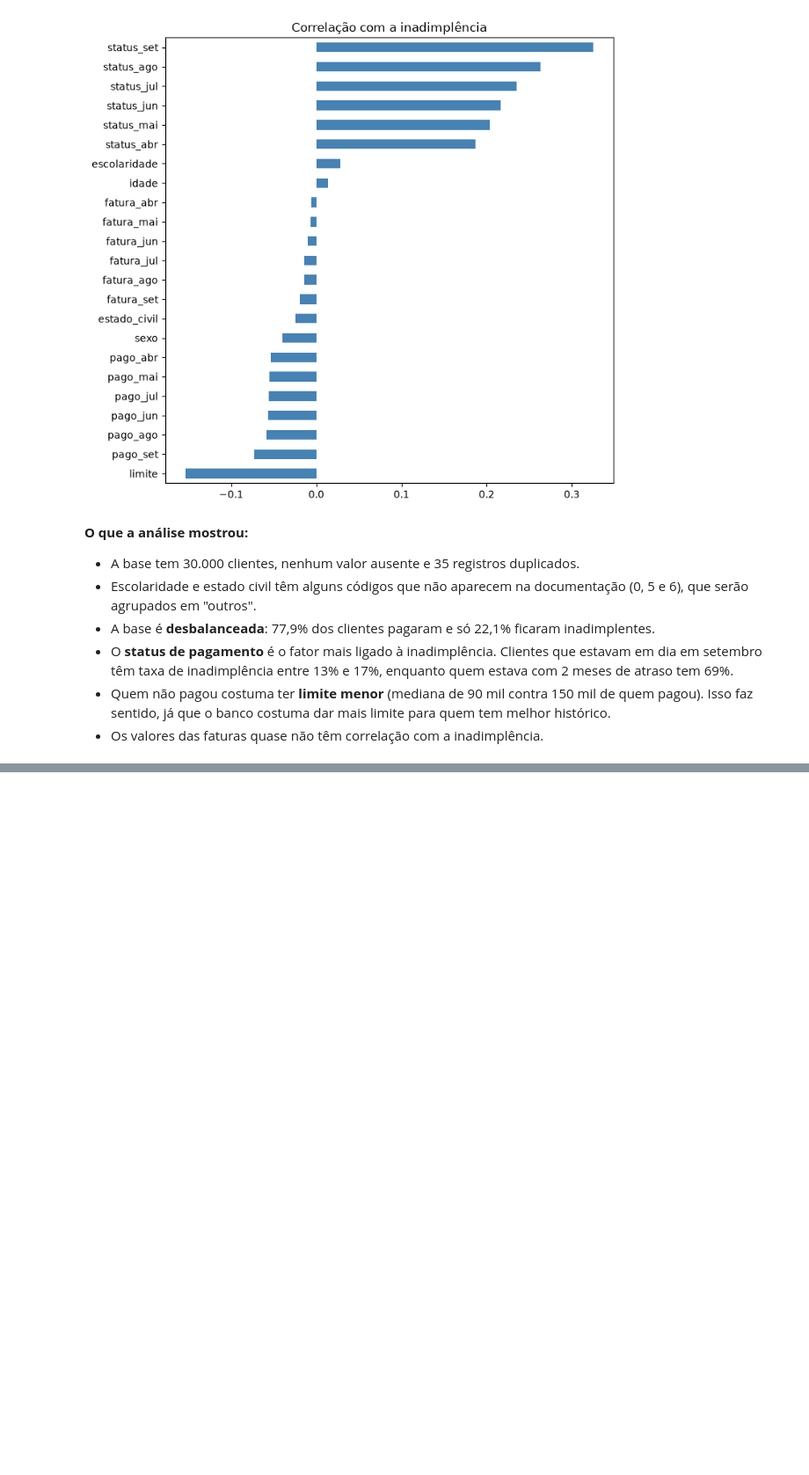
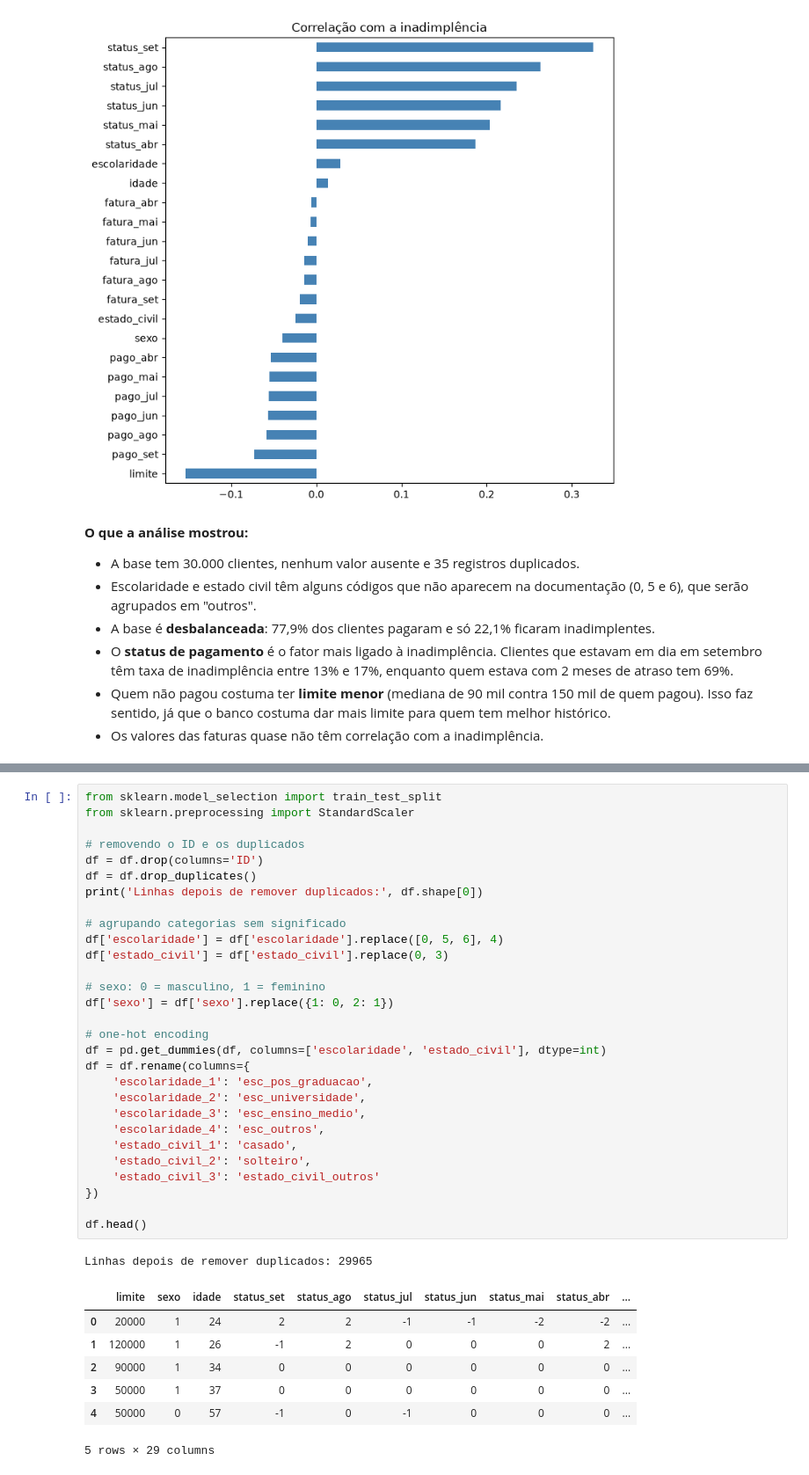
Before and after one commit to JlucasFaria/projeto-ml, a Jupyter notebook: notebooks/02_inadimplencia.ipynb, the cells around one changed output, grey strips where cells are left out. Shown at 88% size. Drawn from its saved outputs; the diff is of its cells as text; blank space fills up the shorter version.

```diff
--- a/notebooks/02_inadimplencia.ipynb
+++ b/notebooks/02_inadimplencia.ipynb
@@ -198,0 +211,38 @@ plt.show()
+# %%
+from sklearn.model_selection import train_test_split
+from sklearn.preprocessing import StandardScaler
+
+# removendo o ID e os duplicados
+df = df.drop(columns='ID')
+df = df.drop_duplicates()
+print('Linhas depois de remover duplicados:', df.shape[0])
+
+# agrupando categorias sem significado
+df['escolaridade'] = df['escolaridade'].replace([0, 5, 6], 4)
+df['estado_civil'] = df['estado_civil'].replace(0, 3)
+
+# sexo: 0 = masculino, 1 = feminino
+df['sexo'] = df['sexo'].replace({1: 0, 2: 1})
+
+# one-hot encoding
+df = pd.get_dummies(df, columns=['escolaridade', 'estado_civil'], dtype=int)
+df = df.rename(columns={
+    'escolaridade_1': 'esc_pos_graduacao',
+    'escolaridade_2': 'esc_universidade',
+    'escolaridade_3': 'esc_ensino_medio',
+    'escolaridade_4': 'esc_outros',
+    'estado_civil_1': 'casado',
+    'estado_civil_2': 'solteiro',
+    'estado_civil_3': 'estado_civil_outros'
+})
+
+df.head()
+# %% [output]
+Linhas depois de remover duplicados: 29965
+|  | limite | sexo | idade | status_set | status_ago | status_jul | status_jun | status_mai | status_abr | ... |
+| 0 | 20000 | 1 | 24 | 2 | 2 | -1 | -1 | -2 | -2 | ... |
+| 1 | 120000 | 1 | 26 | -1 | 2 | 0 | 0 | 0 | 2 | ... |
+| 2 | 90000 | 1 | 34 | 0 | 0 | 0 | 0 | 0 | 0 | ... |
+| 3 | 50000 | 1 | 37 | 0 | 0 | 0 | 0 | 0 | 0 | ... |
+| 4 | 50000 | 0 | 57 | -1 | 0 | -1 | 0 | 0 | 0 | ... |
+5 rows × 29 columns
```
Also changed, not shown: parts of 2 cells of this notebook.
